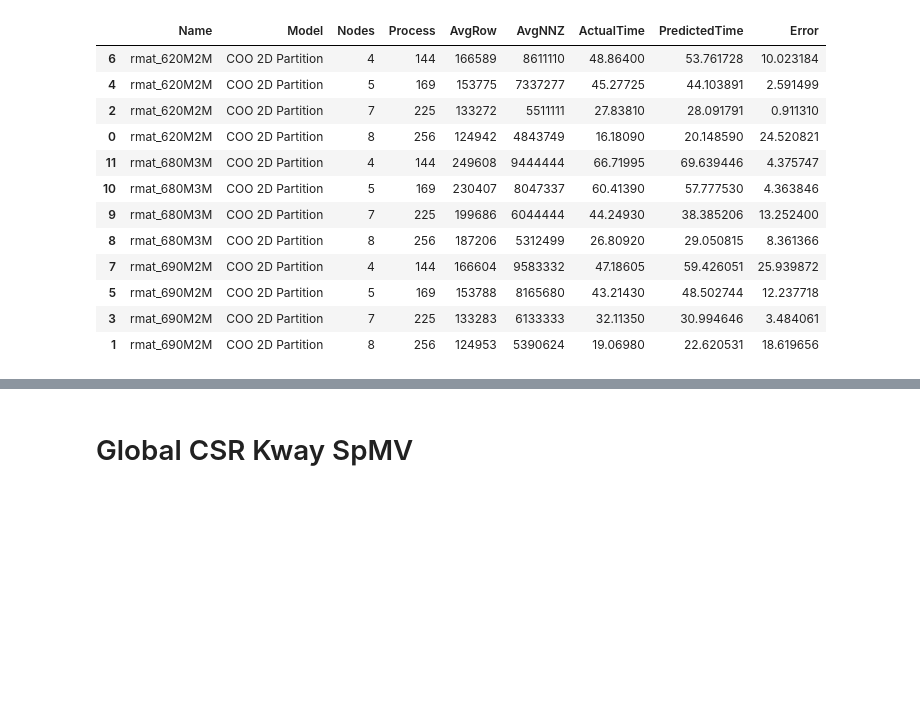
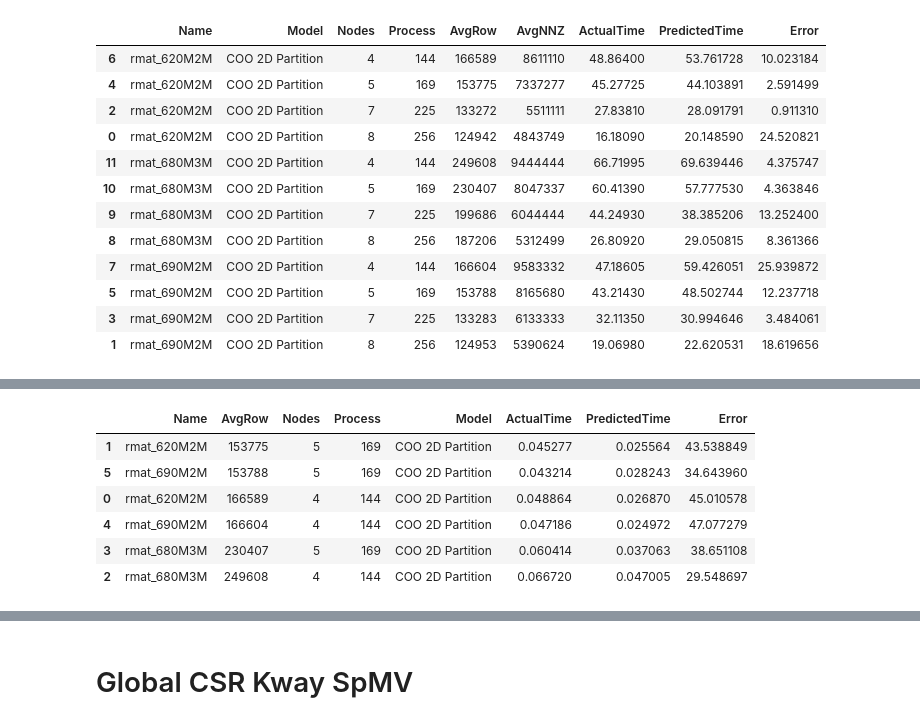
Before and after one commit to marufdsi/ConferencePapers, a Jupyter notebook: ICPP2021/SpMV Plots for R-Mat Matrices.ipynb, the cells around one changed output, grey strips where cells are left out. Drawn from its saved outputs; the diff is of its cells as text; code cells hidden in the pictures; blank space fills up the shorter version.

```diff
--- a/ICPP2021/SpMV Plots for R-Mat Matrices.ipynb
+++ b/ICPP2021/SpMV Plots for R-Mat Matrices.ipynb
@@ -989,0 +1364,87 @@ rmat_690M2M rmat\_690M2M 8 256 COO 2D Partition
+# %%
+
+coo_linear_pred = pd.DataFrame()
+mat = []
+model_name = []
+err = []
+_prcs = []
+_nodes = []
+a_time = []
+p_time = []
+_avg_row = []
+column = "AvgTime"
+for topo in topology:
+    prcs = topo["Process"]
+    nodes = topo["Nodes"]
+    coo_models = all_coo_models[prcs]
+    if len(coo_models.keys()) <= 0:
+        print("No models are found for ", prcs)
+        continue
+    key_max = max(coo_models.keys())
+    key_min = min(coo_models.keys())
+    key_max
+    _real_data = rmat_coo_real_data[(rmat_coo_real_data["Nodes"]==nodes) & (rmat_coo_real_data["nProcess"] == prcs)].reset_index()
+    for index,row in _real_data.iterrows():
+    #     print(row["AvgRow"], int(row["AvgRow"]/1000)*1000)
+        npr = row["NonZeroPerRow"]
+    #     if npr < 1:
+    #         print(npr)
+    #         continue
+
+        if row["AvgRow"] in coo_models:
+            print("found")
+        else:
+            key = int(row["AvgRow"]/1000)*1000
+            lowKey = key
+            highKey = key + 1000
+            while lowKey not in coo_models:
+                if lowKey <= key_min:
+                    break
+                lowKey = lowKey - 1000
+            while highKey not in coo_models:
+                if highKey >= key_max:
+                    break
+                highKey = highKey + 1000
+
+            if highKey in coo_models and lowKey in coo_models:
+                m1 = coo_models[lowKey]
+                y1 = m1.predict(np.array(row["NonZeroPerRow"])[newaxis, newaxis])
+                m2 = coo_models[highKey]
+                y2 = m2.predict(np.array(row["NonZeroPerRow"])[newaxis, newaxis])
+                if y1<y2:
+    #                 print(y1[0][0], "< ", row[column], " <", y2[0][0])
+                    predict = y1 + ((y2-y1)*(row["AvgRow"] - lowKey))/(highKey-lowKey)
+                else:
+    #                 print("lowKey", lowKey, " highKey: ", highKey, " npr: ", npr)
+    #                 print(y2, "< ", row[column], " <", y1)
+                    predict = y2 + ((y1-y2)*(row["AvgRow"] - lowKey))/(highKey-lowKey)
+                error = abs(predict - row[column])*100/row[column]
+                name = row["Name"].split('_')
+    #             print(name[0],"&", '{0:.8g}'.format(row["AvgRow"]), "&", '{0:.3g}'.format(row["NonZeroPerRow"]),
+    #                   "&", str(lowKey), "&", str(highKey), "&", '{0:.5g}'.format(row[column]), "&", '{0:.5g}'.format(predict),
+    #                   "&", '{0:.4g}'.format(error) + "\%", "\\\ \hline")
+#                 print(row["Name"], row["nProcess"], " ", row["AvgRow"], " ", row["NonZeroPerRow"], " Predict: ", '{0:.4g}'.format(predict[0][0]), " Actual: ", row[column], " Error: ", '{0:.4g}'.format(error[0][0]), "/%")
+                mat.append(row["Name"])
+                model_name.append("COO 2D Partition")
+                err.append(error[0][0])
+                _prcs.append(prcs)
+                _nodes.append(nodes)
+                a_time.append(row[column]/1000)
+                p_time.append(predict[0][0]/1000)
+                _avg_row.append(row["AvgRow"])
+            else:
+                print(row["Name"], " Nodes: ", nodes, "prcs: ", prcs, "highKey: ", highKey, " and lowKey: ", lowKey, " not found for key: ", key)
+#             print("key: ", key, " prcs", prcs, " lowKey", lowKey, " highKey: ", highKey, " maxkey:", key_max)
+
+coo_linear_pred["Name"] = mat
+coo_linear_pred["AvgRow"] = _avg_row
+coo_linear_pred["Nodes"] = _nodes
+coo_linear_pred["Process"] = _prcs
+coo_linear_pred["Model"] = model_name
+coo_linear_pred["ActualTime"] = a_time
+coo_linear_pred["PredictedTime"] = p_time
+coo_linear_pred["Error"] = err
+coo_linear_pred["Error"] = err
+coo_linear_pred = coo_linear_pred.sort_values(by=["Name", "Nodes", "Process"]).reset_index(drop=True)
+coo_linear_pred.sort_values(by="AvgRow")
+# %% [output]
@@ -989,0 +1457,7 @@ rmat_690M2M rmat\_690M2M 8 256 COO 2D Partition
+|  | Name | AvgRow | Nodes | Process | Model | ActualTime | PredictedTime | Error |
+| 1 | rmat_620M2M | 153775 | 5 | 169 | COO 2D Partition | 0.045277 | 0.025564 | 43.538849 |
+| 5 | rmat_690M2M | 153788 | 5 | 169 | COO 2D Partition | 0.043214 | 0.028243 | 34.643960 |
+| 0 | rmat_620M2M | 166589 | 4 | 144 | COO 2D Partition | 0.048864 | 0.026870 | 45.010578 |
+| 4 | rmat_690M2M | 166604 | 4 | 144 | COO 2D Partition | 0.047186 | 0.024972 | 47.077279 |
+| 3 | rmat_680M3M | 230407 | 5 | 169 | COO 2D Partition | 0.060414 | 0.037063 | 38.651108 |
+| 2 | rmat_680M3M | 249608 | 4 | 144 | COO 2D Partition | 0.066720 | 0.047005 | 29.548697 |
```
Also changed, not shown: parts of 22 cells of this notebook, 3 other files.
